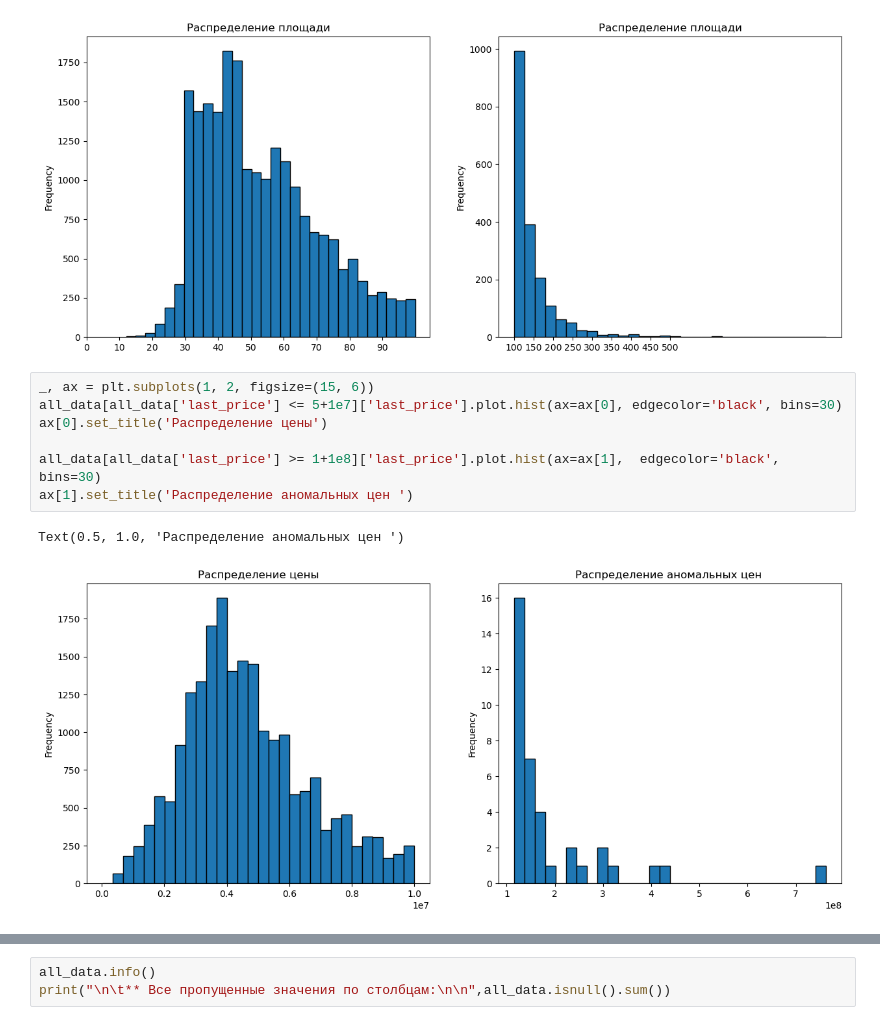
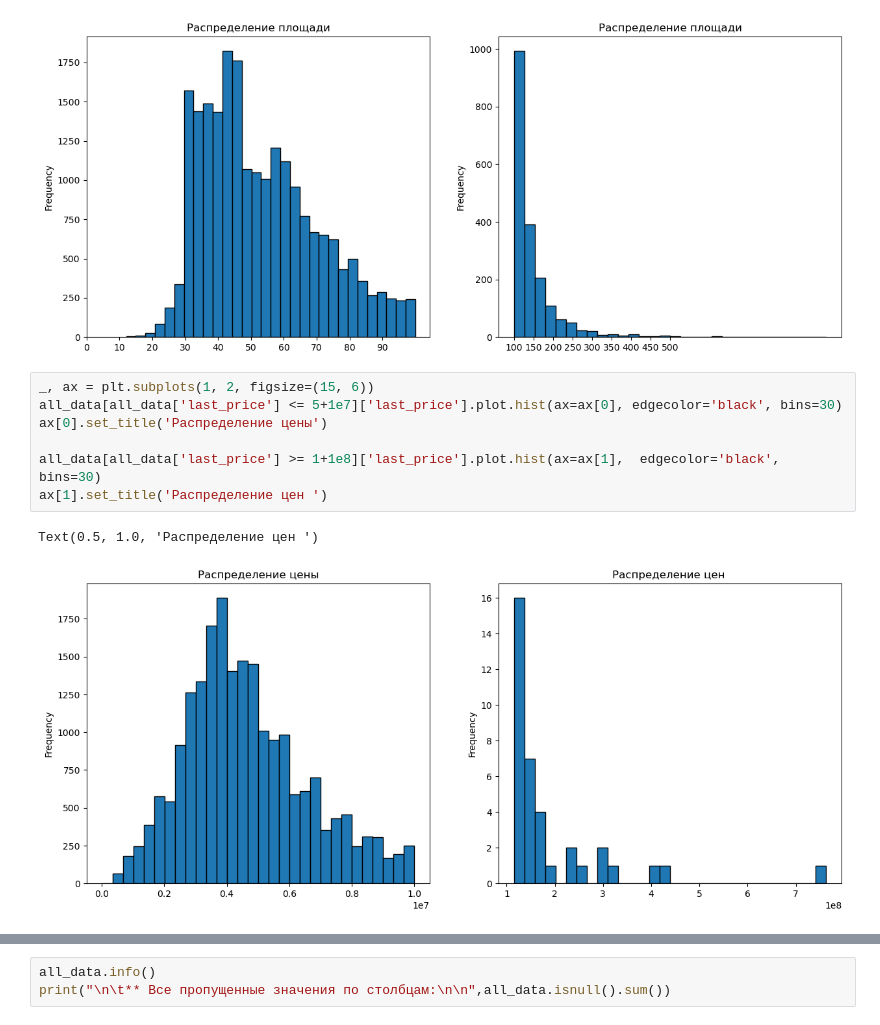
Before and after one commit to rustam-azimov/ml-course, a Jupyter notebook: task1.ipynb, the cells around one changed output, grey strips where cells are left out. Saved outputs shown, nothing was run; the diff lists cells and outputs as text.

```diff
--- a/task1.ipynb
+++ b/task1.ipynb
@@ -161,10 +162,10 @@ ax[1].set_xticks(x1)
 # %%
 _, ax = plt.subplots(1, 2, figsize=(15, 6))
 all_data[all_data['last_price'] <= 5+1e7]['last_price'].plot.hist(ax=ax[0], edgecolor='black', bins=30)
 ax[0].set_title('Распределение цены')
 
 all_data[all_data['last_price'] >= 1+1e8]['last_price'].plot.hist(ax=ax[1],  edgecolor='black', bins=30)
-ax[1].set_title('Распределение аномальных цен ')
+ax[1].set_title('Распределение цен ')
 # %% [output]
-Text(0.5, 1.0, 'Распределение аномальных цен ')
+Text(0.5, 1.0, 'Распределение цен ')
-[figure, old version]
+[figure, new version]
```
Also changed, not shown: parts of 16 cells of this notebook.
